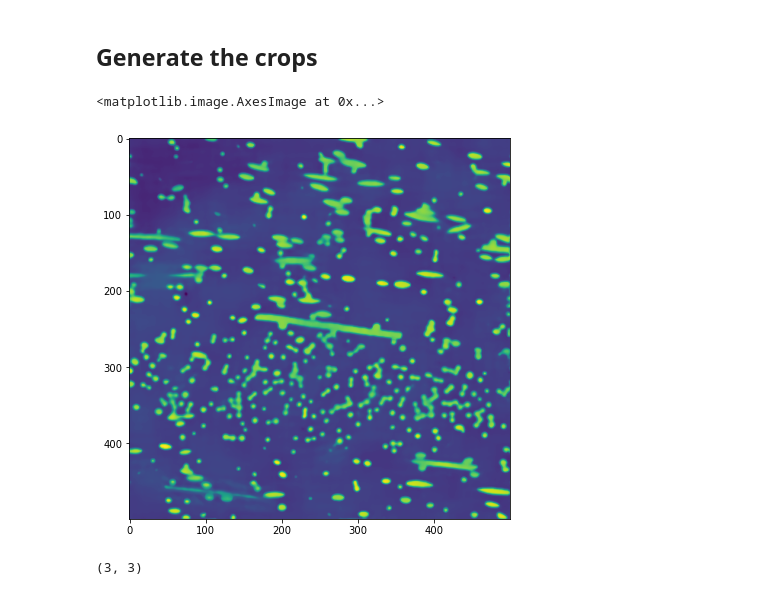
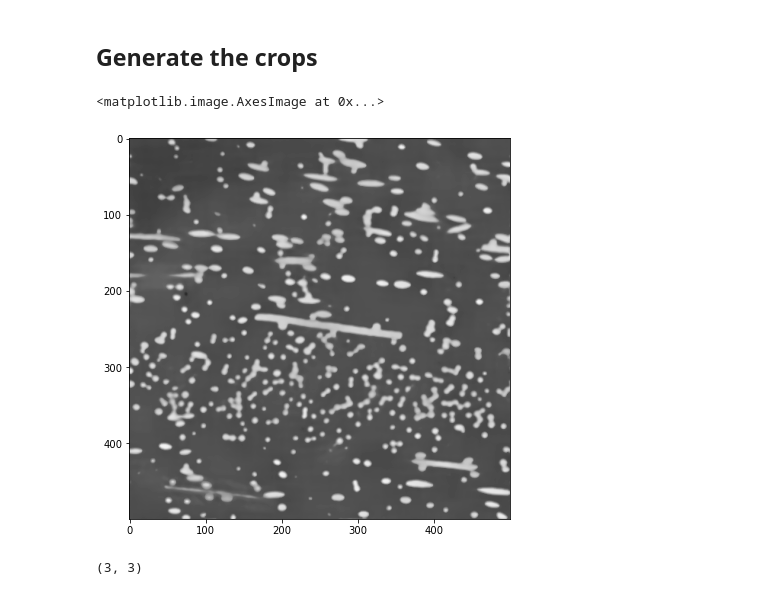
Before and after one commit to jpcbertoldo/tomo2seg, a Jupyter notebook: nbs/process-volume.ipynb, the cells around one changed output. Saved outputs shown, nothing was run; the diff lists cells and outputs as text; code cells hidden in the pictures.

```diff
--- a/nbs/process-volume.ipynb
+++ b/nbs/process-volume.ipynb
@@ -113,10 +131,10 @@ slice_dims = z_slice.shape
 # %%
 sz=7
 fig, ax = plt.subplots(1, 1, figsize=(sz, sz))
-ax.imshow(z_slice)
+ax.imshow(z_slice, cmap=cm.gray, vmin=0, vmax=255)
 # %% [output]
 <matplotlib.image.AxesImage at 0x...>
-[figure, old version]
+[figure, new version]
 # %%
 n_steps = (
     int(np.ceil(slice_dims[0] / 224)),
```
Also changed, not shown: parts of 14 cells of this notebook, 3 other files.
